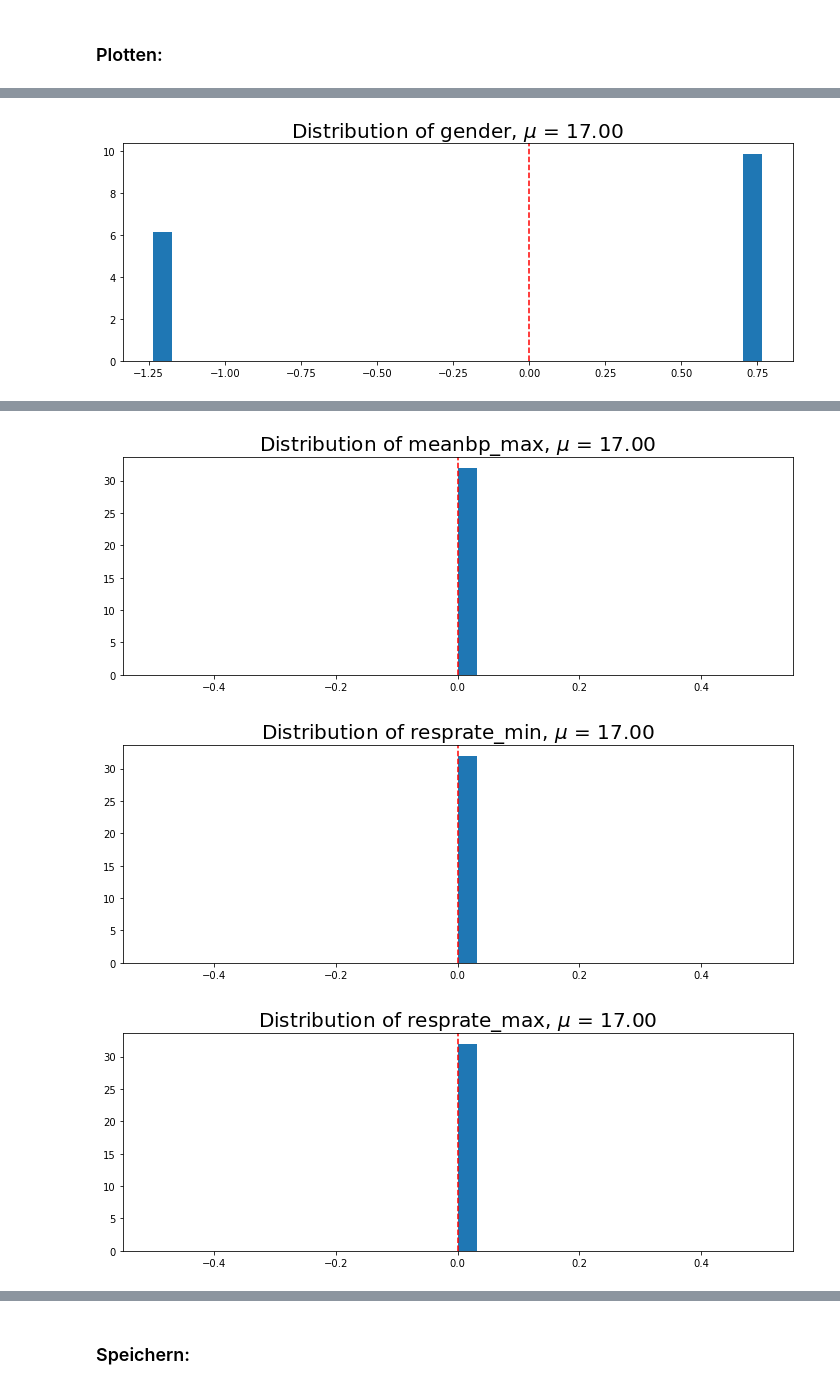
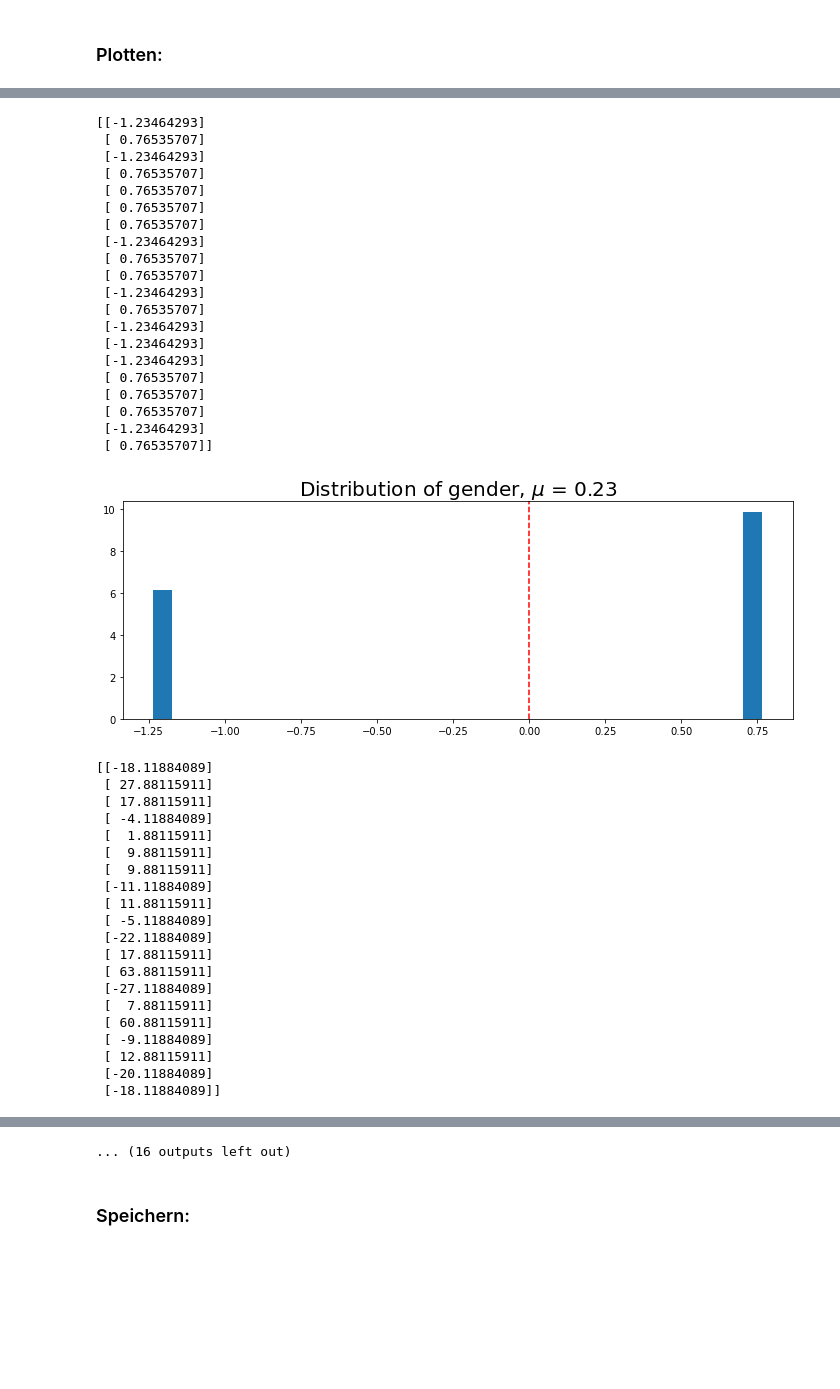
Before and after one commit to PushAndRun/mimicDoc, a Jupyter notebook: ml/norm_data.ipynb, the cells around one changed output, grey strips where cells are left out. Drawn from its saved outputs; the diff is of its cells as text; code cells hidden in the pictures; blank space fills up the shorter version.

Commit message:
added ml graphs

```diff
--- a/ml/norm_data.ipynb
+++ b/ml/norm_data.ipynb
@@ -99,3 +86,28 @@ def convert_types(X_raw, labels_raw):
+# %%
+def convert_types(X_raw, labels_raw):
+    X_list = []
+    label_list = ["age",
+                  "gender",
+                  "weight",
+                  "height",
+                  "meanbp_mean", "meanbp_min", "meanbp_max", "resprate_min",
+                  "resprate_max", "resprate_mean", "tempc_mean", "glucose_min",
+                  "glucose_max", "glucose_mean"]
+    loss = np.zeros((len(label_list), ))
+
+    for i in range(X_raw.shape[0]):
+        x, err = convert_line(X_raw[i], labels_raw)
+
+        if err < 0:
+            X_list.append(x)
+        else:
+            loss[err] += 1
+
+    print("Loss: ")
+    for i, label in enumerate(label_list):
+        print(f"{label}: {int(loss[i])}")
+
+    return np.asarray(X_list), np.asarray(label_list)
 # %%
 X, labels = convert_types(X_raw, labels_raw)
 X.shape
@@ -141,4 +144,4 @@ def plot_distribution(X, labels, label: str, mean):
 # %%
-for label in labels:
-    plot_distribution(X, labels, label, mean)
+for i, label in enumerate(labels):
+    plot_distribution(X, labels, label, means[i])
 # %% [output]
@@ -145,3 +168,43 @@ for label in labels:
 [figure]
+[[-1.23464293]
+ [ 0.76535707]
+ [-1.23464293]
+ [ 0.76535707]
+ [ 0.76535707]
+ [ 0.76535707]
+ [ 0.76535707]
+ [-1.23464293]
+ [ 0.76535707]
+ [ 0.76535707]
+ [-1.23464293]
+ [ 0.76535707]
+ [-1.23464293]
+ [-1.23464293]
+ [-1.23464293]
+ [ 0.76535707]
+ [ 0.76535707]
+ [ 0.76535707]
+ [-1.23464293]
+ [ 0.76535707]]
-[figure, old version]
+[figure, new version]
+[[-18.11884089]
+ [ 27.88115911]
+ [ 17.88115911]
+ [ -4.11884089]
+ [  1.88115911]
+ [  9.88115911]
+ [  9.88115911]
+ [-11.11884089]
+ [ 11.88115911]
+ [ -5.11884089]
+ [-22.11884089]
+ [ 17.88115911]
+ [ 63.88115911]
+ [-27.11884089]
+ [  7.88115911]
+ [ 60.88115911]
+ [ -9.11884089]
+ [ 12.88115911]
+ [-20.11884089]
+ [-18.11884089]]
 [figure]
@@ -150,4 +273 @@ for label in labels:
 [figure]
-[figure, removed]
-[figure, removed]
-[figure, removed]
@@ -155,3 +274,4 @@ for label in labels:
+... (16 outputs left out)
 # %% [markdown]
 ### Speichern:
 # %%
```
Also changed, not shown: parts of 4 cells of this notebook, 33 other files.
